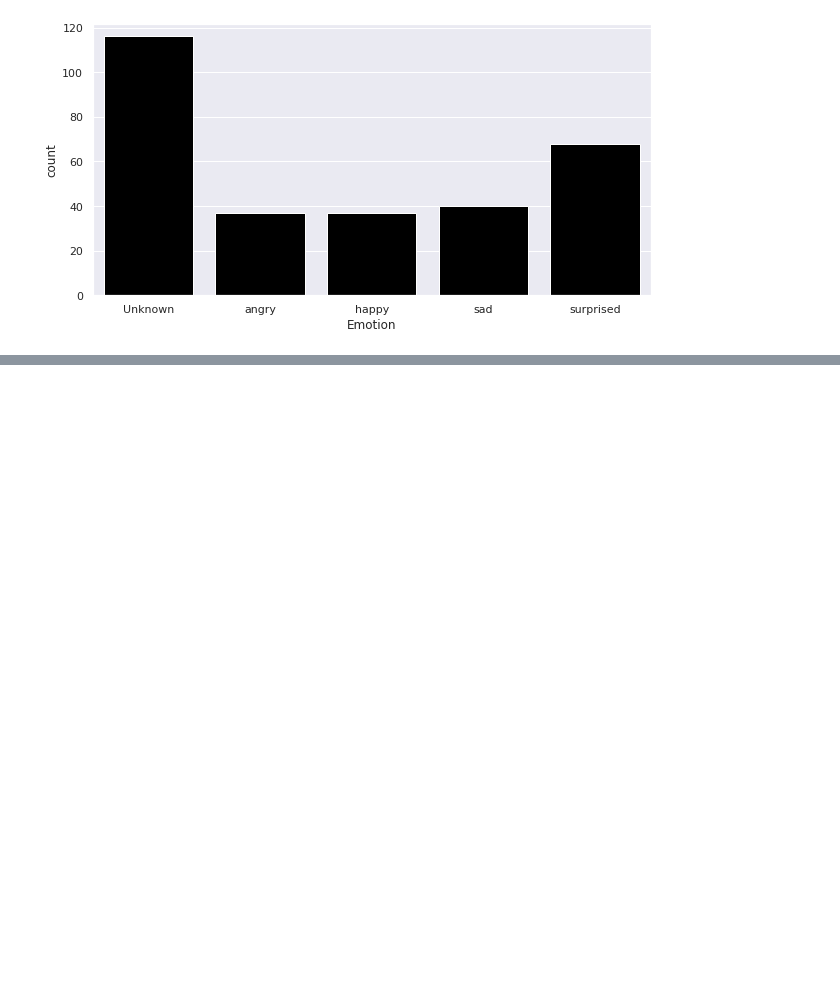
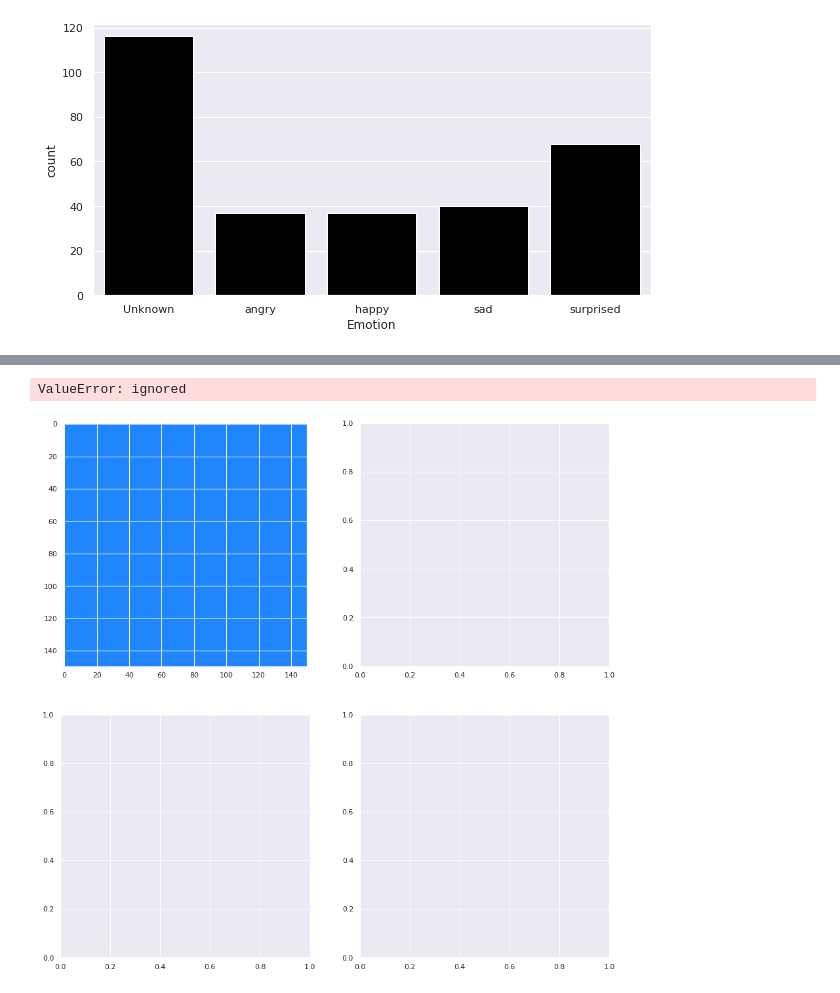
Before and after one commit to krsna540/Hackthons, a Jupyter notebook: Cartooons.ipynb, the cells around one changed output, grey strips where cells are left out. Saved outputs shown, nothing was run; the diff lists cells and outputs as text; code cells hidden in the pictures; blank space fills up the shorter version.

```diff
--- a/Cartooons.ipynb
+++ b/Cartooons.ipynb
@@ -108,0 +194,2 @@ KeyError: ignored
+# %%
+x_train,x_test,y_train,y_test=train_test_split(X,Y,test_size=0.25,random_state=42)
@@ -108,0 +319,38 @@ KeyError: ignored
+# %%
+# getting predictions on val set.
+pred=model.predict(x_test)
+pred_digits=np.argmax(pred,axis=1)
+# now storing some properly as well as misclassified indexes'.
+i=0
+prop_class=[]
+mis_class=[]
+
+for i in range(len(y_test)):
+    if(np.argmax(y_test[i])==pred_digits[i]):
+        prop_class.append(i)
+    if(len(prop_class)==8):
+        break
+
+i=0
+for i in range(len(y_test)):
+    if(not np.argmax(y_test[i])==pred_digits[i]):
+        mis_class.append(i)
+    if(len(mis_class)==8):
+        break
+# %%
+import warnings
+warnings.filterwarnings('always')
+warnings.filterwarnings('ignore')
+
+count=0
+fig,ax=plt.subplots(2,2)
+fig.set_size_inches(15,15)
+for i in range (2):
+    for j in range (2):
+        ax[i,j].imshow(x_test[prop_class[count]])
+        ax[i,j].set_title("Predicted Flower : "+str(le.inverse_transform([pred_digits[prop_class[count]]]))+"\n"+"Actual Flower : "+str(le.inverse_transform(np.argmax([y_test[prop_class[count]]]))))
+        plt.tight_layout()
+        count+=1
+# %% [output]
+ValueError: ignored
+[figure, added]
```
Also changed, not shown: parts of 20 cells of this notebook.
